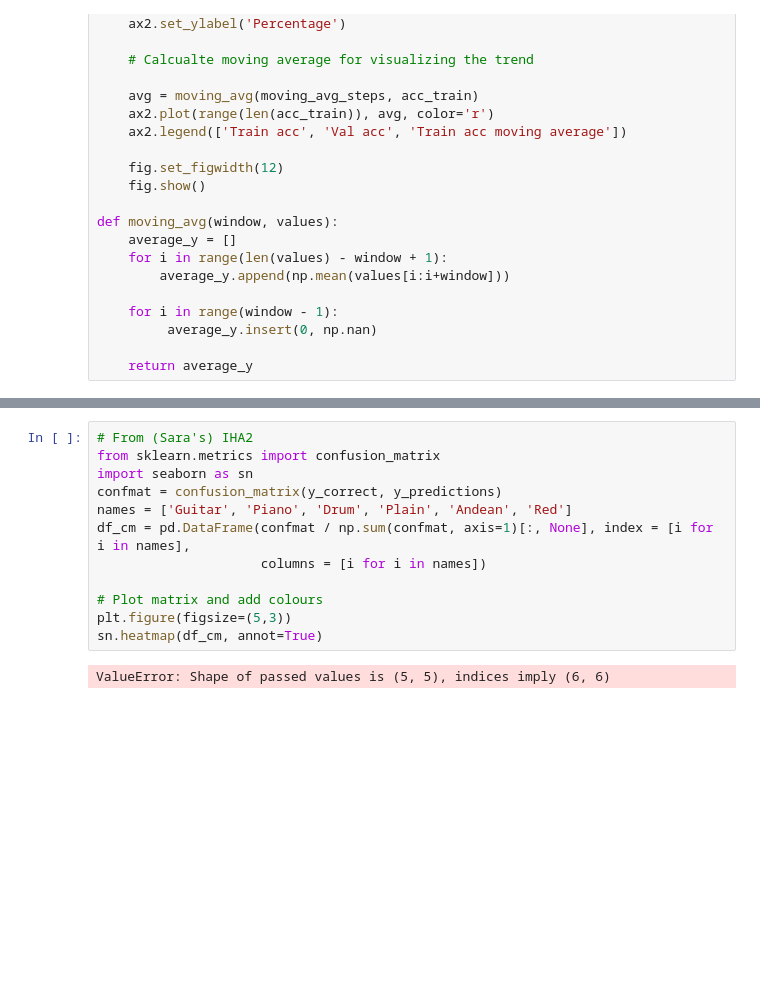
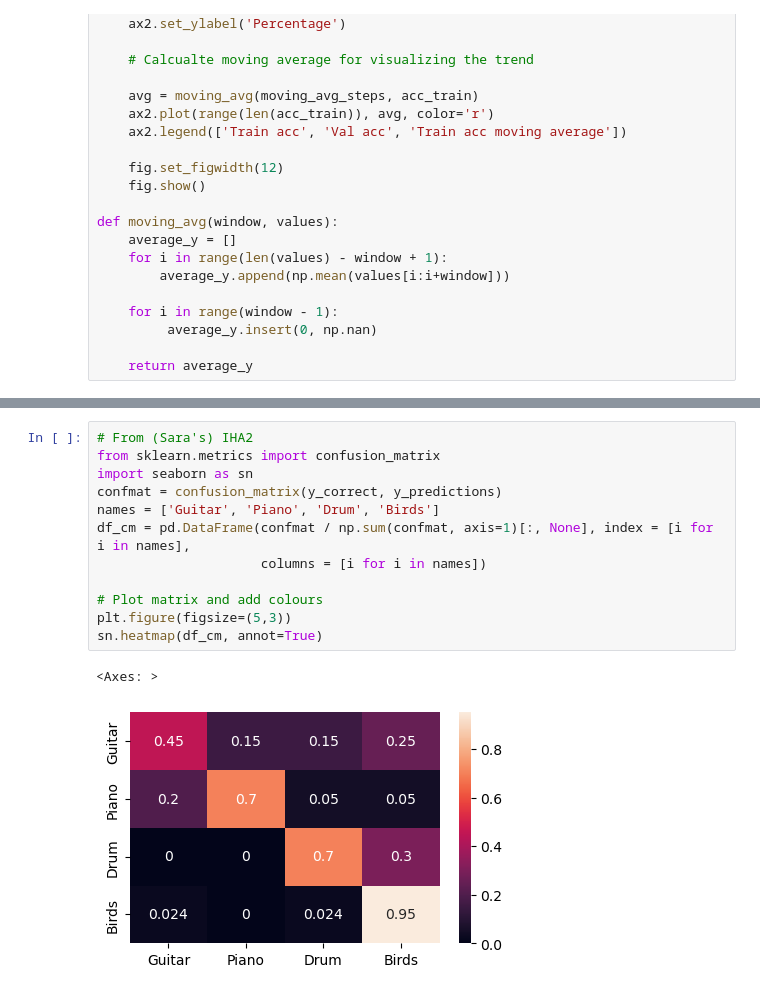
Before and after one commit to cristex/DML-Project, a Jupyter notebook: network_bird.ipynb, the cells around one changed output, grey strips where cells are left out. Saved outputs shown, nothing was run; the diff lists cells and outputs as text; blank space fills up the shorter version.

```diff
--- a/network_bird.ipynb
+++ b/network_bird.ipynb
@@ -342,14 +335,15 @@ Test acc: 0.69
 # %%
 # From (Sara's) IHA2
 from sklearn.metrics import confusion_matrix
 import seaborn as sn
 confmat = confusion_matrix(y_correct, y_predictions)
-names = ['Guitar', 'Piano', 'Drum', 'Plain', 'Andean', 'Red']
+names = ['Guitar', 'Piano', 'Drum', 'Birds']
 df_cm = pd.DataFrame(confmat / np.sum(confmat, axis=1)[:, None], index = [i for i in names],
                      columns = [i for i in names])
 
 # Plot matrix and add colours
 plt.figure(figsize=(5,3))
 sn.heatmap(df_cm, annot=True)
 # %% [output]
-ValueError: Shape of passed values is (5, 5), indices imply (6, 6)
+<Axes: >
+[figure, added]
```
Also changed, not shown: parts of 6 cells of this notebook, 1 other file.
